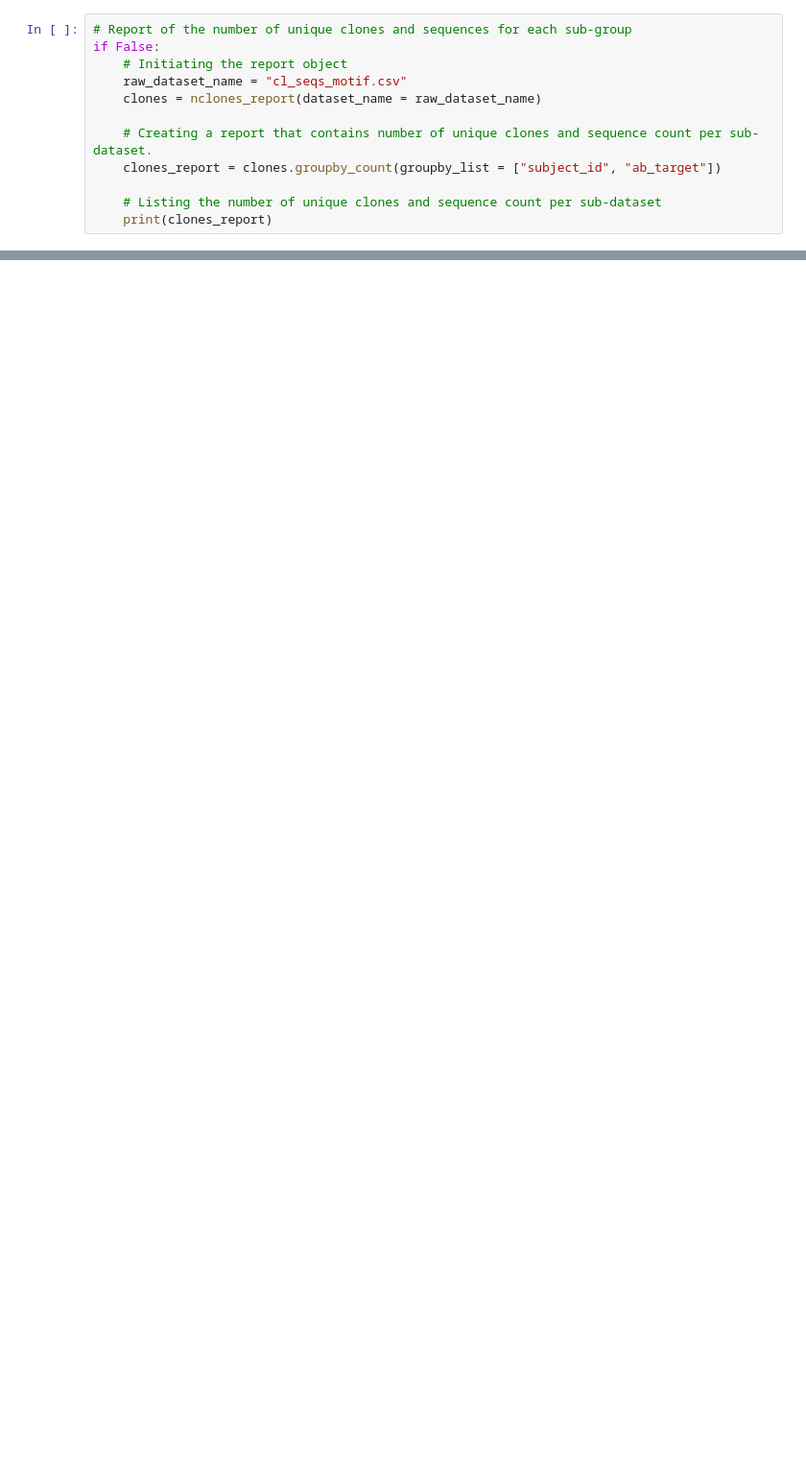
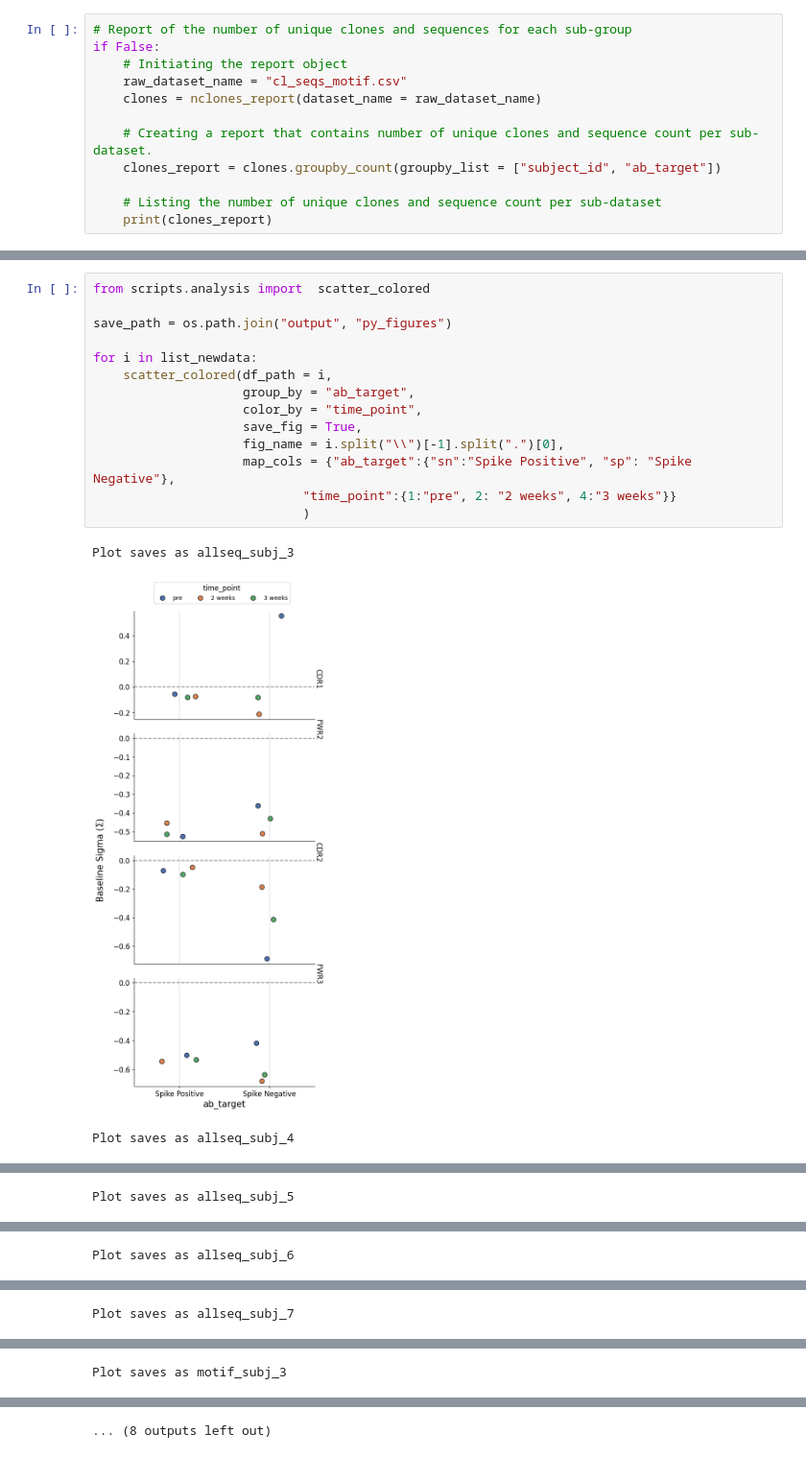
Before and after one commit to dani-f99/selection_pressure_vis, a Jupyter notebook: selection_pressure_vis.ipynb, the cells around one changed output, grey strips where cells are left out. Shown at 96% size. Cells and saved outputs as stored; diff of their text form; blank space fills up the shorter version.

```diff
--- a/selection_pressure_vis.ipynb
+++ b/selection_pressure_vis.ipynb
@@ -44,0 +85,18 @@ if False:
+# %%
+from scripts.analysis import  scatter_colored
+
+save_path = os.path.join("output", "py_figures")
+
+for i in list_newdata:
+    scatter_colored(df_path = i,
+                    group_by = "ab_target",
+                    color_by = "time_point",
+                    save_fig = True,
+                    fig_name = i.split("\\")[-1].split(".")[0],
+                    map_cols = {"ab_target":{"sn":"Spike Positive", "sp": "Spike Negative"},
+                            "time_point":{1:"pre", 2: "2 weeks", 4:"3 weeks"}}
+                            )
+# %% [output]
+Plot saves as allseq_subj_3
+[figure, added]
+Plot saves as allseq_subj_4
@@ -44,0 +104 @@ if False:
+Plot saves as allseq_subj_5
@@ -44,0 +106 @@ if False:
+Plot saves as allseq_subj_6
@@ -44,0 +108 @@ if False:
+Plot saves as allseq_subj_7
@@ -44,0 +110 @@ if False:
+Plot saves as motif_subj_3
@@ -44,0 +112 @@ if False:
+... (8 outputs left out)
```
Also changed, not shown: parts of 6 cells of this notebook, 3 other files.
